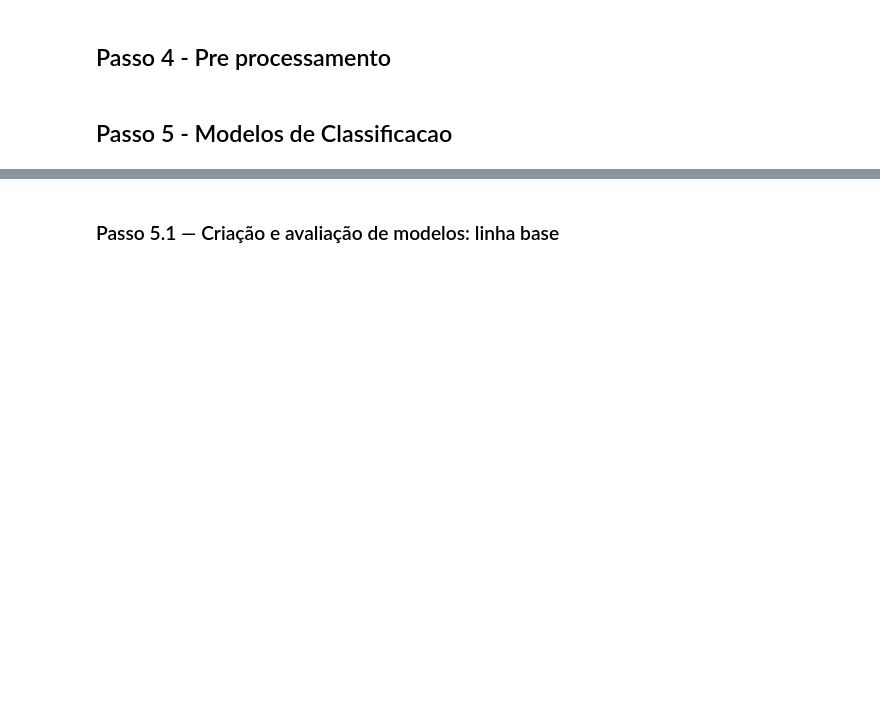
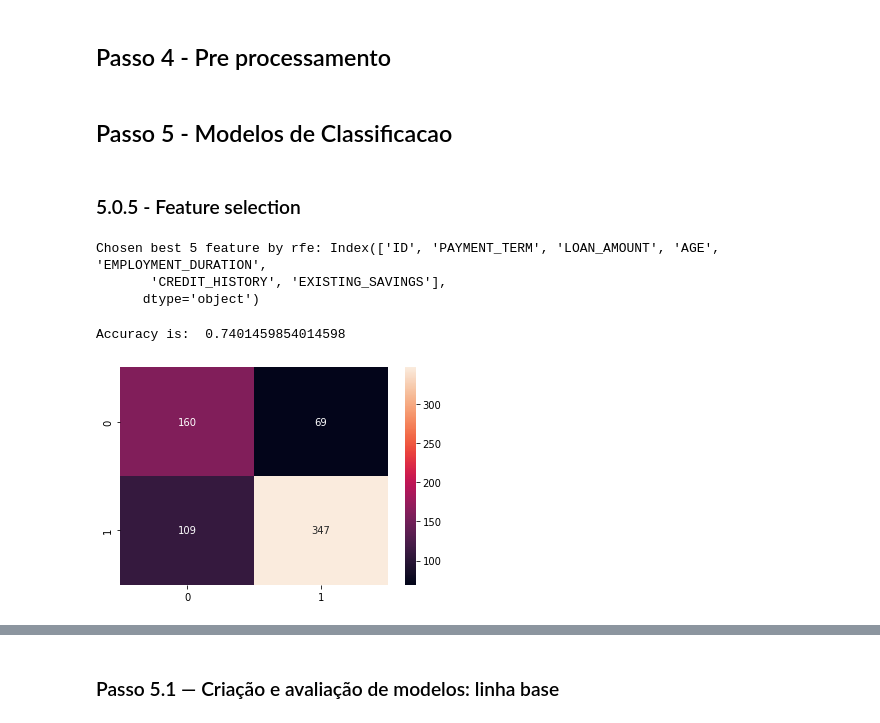
Before and after one commit to igordasilveirafranco/desafio-1-2021, a Jupyter notebook: assets/notebooks/8410.ipynb, the cells around one changed output, grey strips where cells are left out. Cells and saved outputs as stored; diff of their text form; code cells hidden in the pictures; blank space fills up the shorter version.

```diff
--- a/assets/notebooks/8410.ipynb
+++ b/assets/notebooks/8410.ipynb
@@ -135,0 +101,27 @@ X_train, Y_train = smt.fit_resample(X_train, Y_train)
+# %% [markdown]
+### 5.0.5 - Feature selection
+# %%
+from sklearn.feature_selection import RFE
+# Create the RFE object and rank each pixel
+clf_rf_3 = RandomForestClassifier()
+rfe = RFE(estimator=clf_rf_3, n_features_to_select=7, step=1)
+rfe = rfe.fit(X_train, Y_train)
+print('Chosen best 5 feature by rfe:',X_train.columns[rfe.support_])
+# %% [output]
+Chosen best 5 feature by rfe: Index(['ID', 'PAYMENT_TERM', 'LOAN_AMOUNT', 'AGE', 'EMPLOYMENT_DURATION',
+       'CREDIT_HISTORY', 'EXISTING_SAVINGS'],
+      dtype='object')
+# %%
+xtrain_5features = X_train[X_train.columns[rfe.support_]]
+X_test_5features = X_test[X_train.columns[rfe.support_]]
+#random forest classifier with n_estimators=10 (default)
+clf_rf = RandomForestClassifier(random_state=43)
+clr_rf = clf_rf.fit(xtrain_5features,Y_train)
+ac = accuracy_score(Y_test,clf_rf.predict(X_test_5features))
+print('Accuracy is: ',ac)
+cm = confusion_matrix(Y_test,clf_rf.predict(X_test_5features))
+sns.heatmap(cm,annot=True,fmt="d")
+plt.show()
+# %% [output]
+Accuracy is:  0.7401459854014598
+[figure, added]
```
Also changed, not shown: parts of 24 cells of this notebook, 10 other files.
